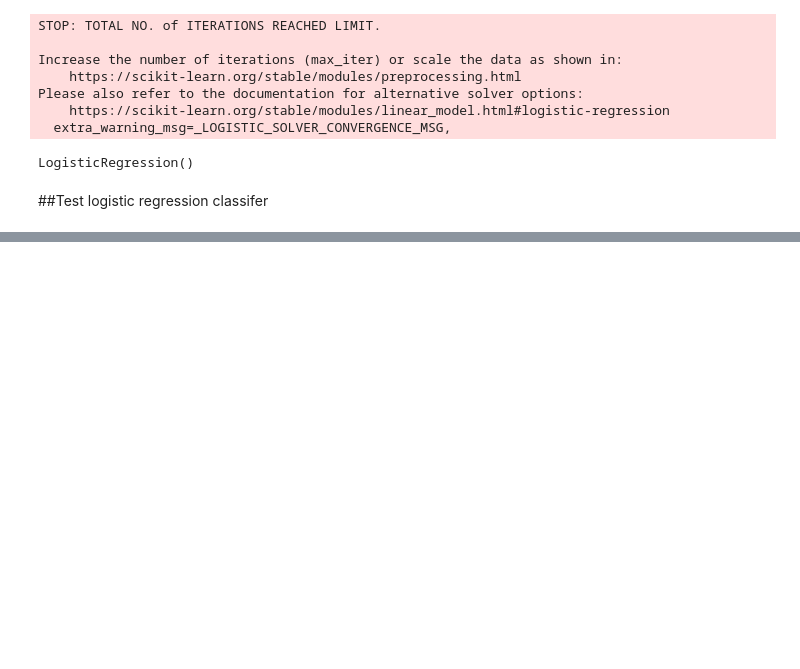
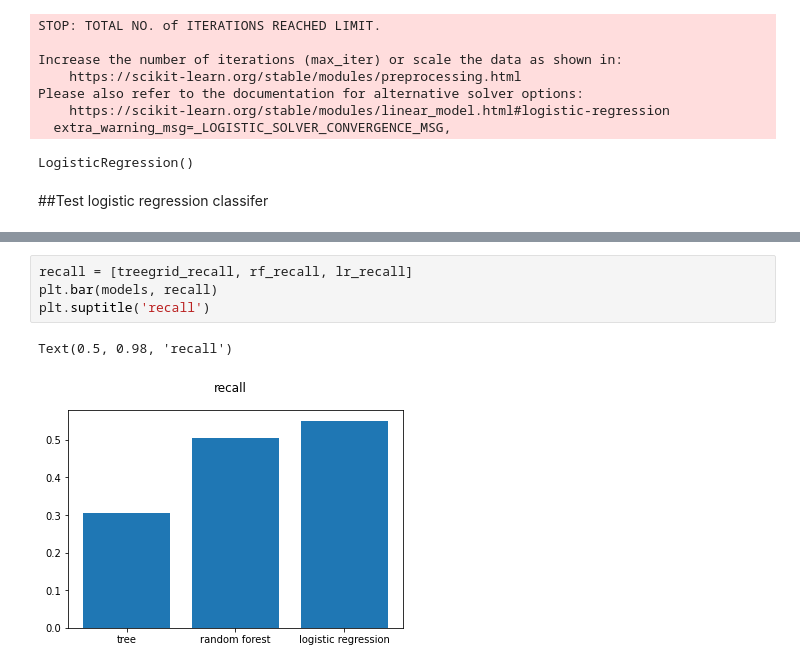
Before and after one commit to Kostia2004/DLScompetition, a Jupyter notebook: train.ipynb, the cells around one changed output, grey strips where cells are left out. Cells and saved outputs as stored; diff of their text form; blank space fills up the shorter version.

```diff
--- a/train.ipynb
+++ b/train.ipynb
@@ -241,0 +283,7 @@ recall: 0.5501285347043702
+# %%
+recall = [treegrid_recall, rf_recall, lr_recall]
+plt.bar(models, recall)
+plt.suptitle('recall')
+# %% [output]
+Text(0.5, 0.98, 'recall')
+[figure, added]
```
Also changed, not shown: parts of 10 cells of this notebook.
